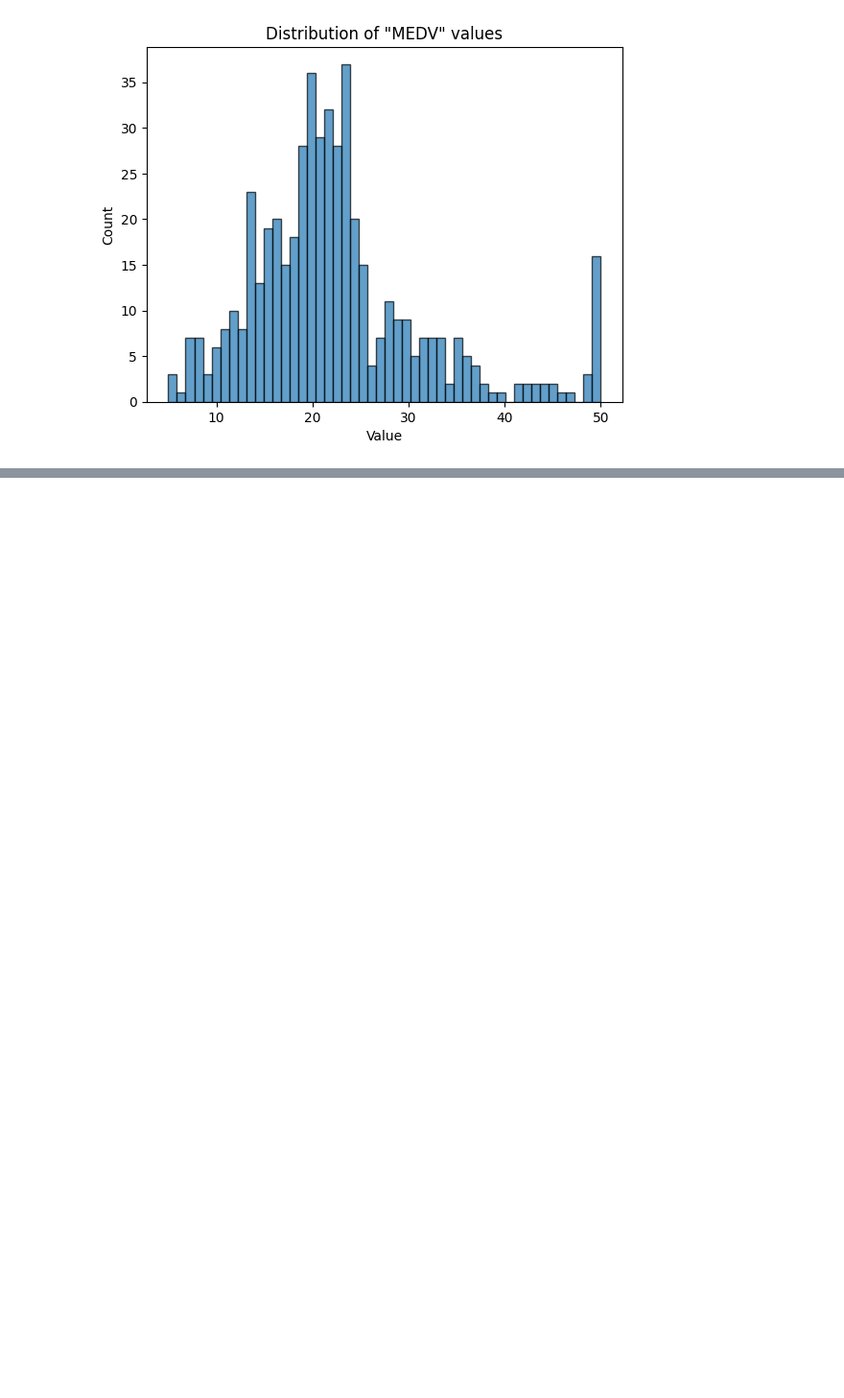
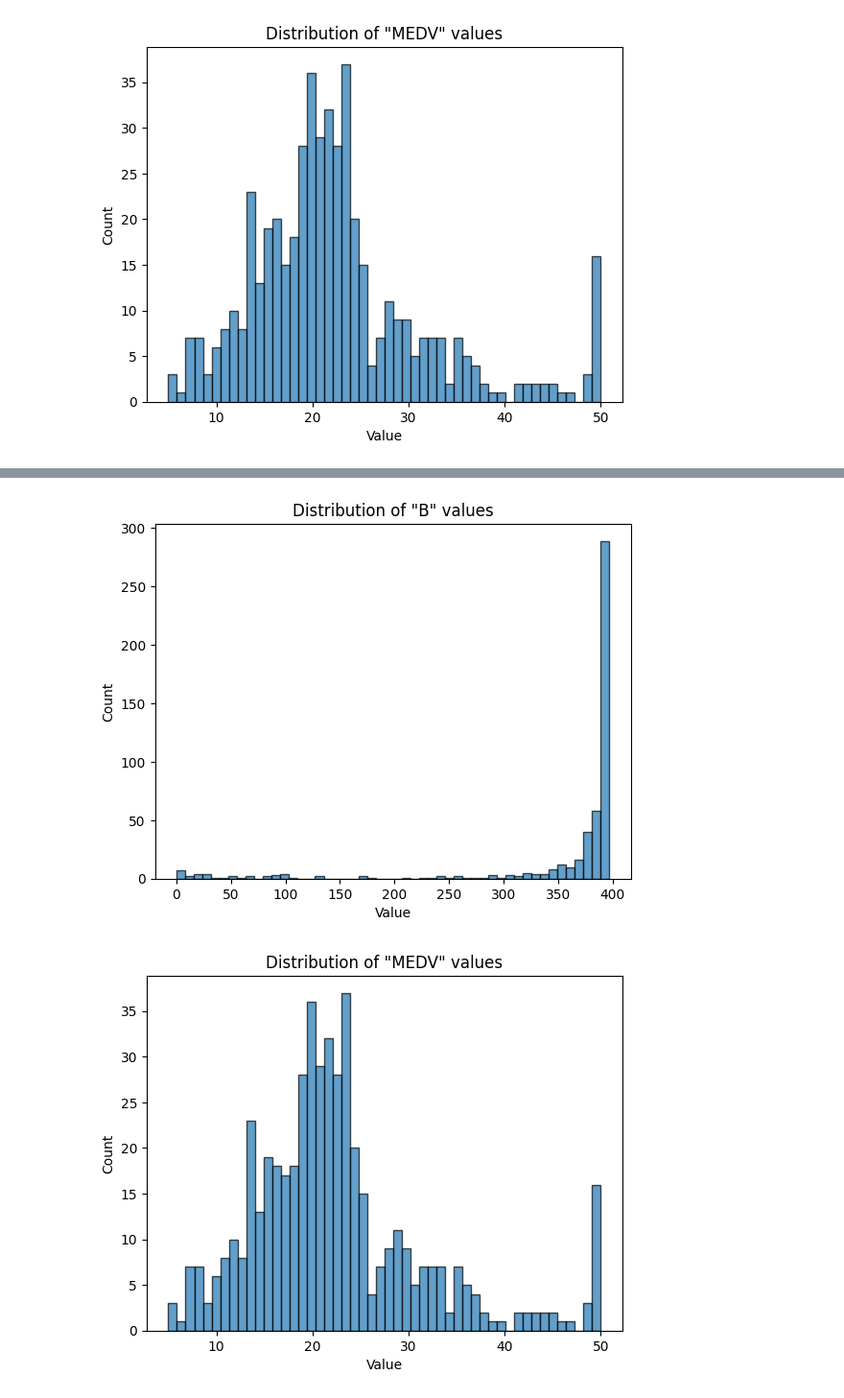
Before and after one commit to m-r-sar/DataMining, a Jupyter notebook: practice_2/Ostapenko_Rodion_CS-24__pr_2.ipynb, the cells around one changed output, grey strips where cells are left out. Shown at 96% size. Saved outputs shown, nothing was run; the diff lists cells and outputs as text; code cells hidden in the pictures; blank space fills up the shorter version.

```diff
--- a/practice_2/Ostapenko_Rodion_CS-24__pr_2.ipynb
+++ b/practice_2/Ostapenko_Rodion_CS-24__pr_2.ipynb
@@ -6,7 +6,7 @@ import matplotlib.pyplot as plt
 # %% [markdown]
 ### I. Data preparation
 # %%
-df = pd.read_csv("src/boston.csv")
+df = pd.read_csv("C:/Users/rodio/PycharmProjects/DataMining/src/boston.csv")
 df.info()
 # %% [output]
 <class 'pandas.DataFrame'>
@@ -500,0 +508,9 @@ for col in row_wise_normalization_df:
+# %%
+original_min = df.min()
+original_max = df.max()
+
+df_reversed_mm = mm_sc_df * (original_max - original_min) + original_min
+
+for col_name in top_skewed_cols:
+    plot_histogram(df_reversed_mm[col_name])
+# %% [output]
@@ -500,0 +520,2 @@ for col in row_wise_normalization_df:
+[figure, added]
+[figure, added]
```
Also changed, not shown: parts of 4 cells of this notebook.
